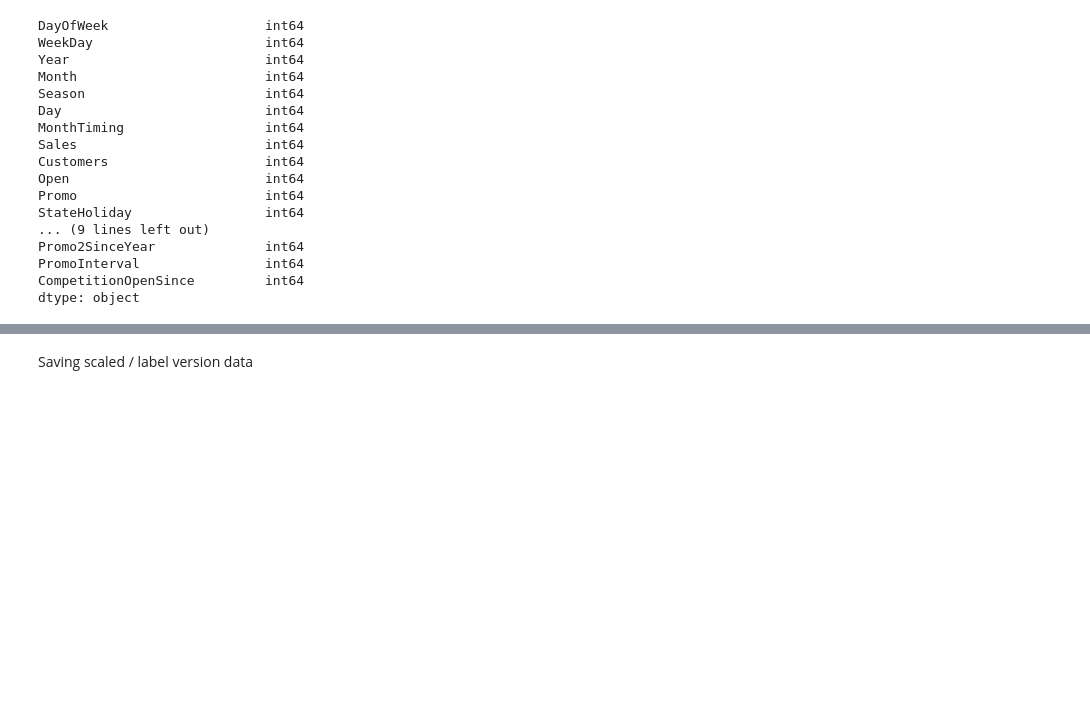
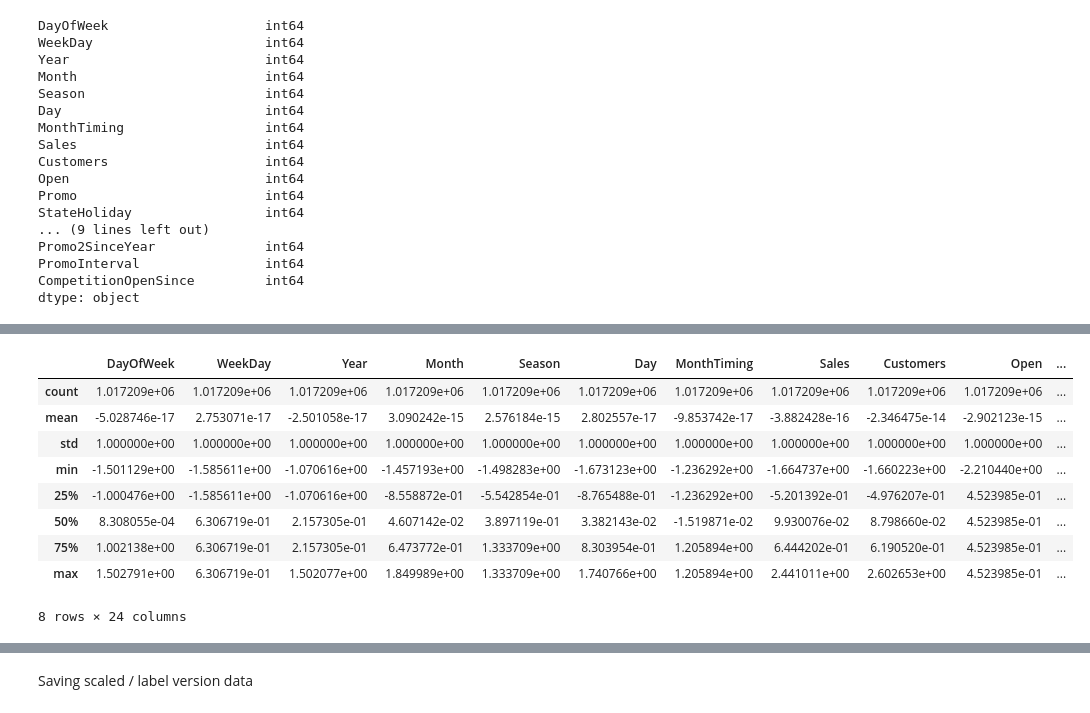
Before and after one commit to BirhanuGebisa/Pharmaceutical_sales_prediction, a Jupyter notebook: notebooks/preprocessing.ipynb, the cells around one changed output, grey strips where cells are left out. Drawn from its saved outputs; the diff is of its cells as text; code cells hidden in the pictures; blank space fills up the shorter version.

```diff
--- a/notebooks/preprocessing.ipynb
+++ b/notebooks/preprocessing.ipynb
@@ -468 +450,14 @@ manu.standardize_columns(scale_list)
 1017209 rows × 24 columns
+# %%
+train_store_df.describe()
+# %% [output]
+|  | DayOfWeek | WeekDay | Year | Month | Season | Day | MonthTiming | Sales | Customers | Open | ... |
+| count | 1.017209e+06 | 1.017209e+06 | 1.017209e+06 | 1.017209e+06 | 1.017209e+06 | 1.017209e+06 | 1.017209e+06 | 1.017209e+06 | 1.017209e+06 | 1.017209e+06 | ... |
+| mean | -5.028746e-17 | 2.753071e-17 | -2.501058e-17 | 3.090242e-15 | 2.576184e-15 | 2.802557e-17 | -9.853742e-17 | -3.882428e-16 | -2.346475e-14 | -2.902123e-15 | ... |
+| std | 1.000000e+00 | 1.000000e+00 | 1.000000e+00 | 1.000000e+00 | 1.000000e+00 | 1.000000e+00 | 1.000000e+00 | 1.000000e+00 | 1.000000e+00 | 1.000000e+00 | ... |
+| min | -1.501129e+00 | -1.585611e+00 | -1.070616e+00 | -1.457193e+00 | -1.498283e+00 | -1.673123e+00 | -1.236292e+00 | -1.664737e+00 | -1.660223e+00 | -2.210440e+00 | ... |
+| 25% | -1.000476e+00 | -1.585611e+00 | -1.070616e+00 | -8.558872e-01 | -5.542854e-01 | -8.765488e-01 | -1.236292e+00 | -5.201392e-01 | -4.976207e-01 | 4.523985e-01 | ... |
+| 50% | 8.308055e-04 | 6.306719e-01 | 2.157305e-01 | 4.607142e-02 | 3.897119e-01 | 3.382143e-02 | -1.519871e-02 | 9.930076e-02 | 8.798660e-02 | 4.523985e-01 | ... |
+| 75% | 1.002138e+00 | 6.306719e-01 | 2.157305e-01 | 6.473772e-01 | 1.333709e+00 | 8.303954e-01 | 1.205894e+00 | 6.444202e-01 | 6.190520e-01 | 4.523985e-01 | ... |
+| max | 1.502791e+00 | 6.306719e-01 | 1.502077e+00 | 1.849989e+00 | 1.333709e+00 | 1.740766e+00 | 1.205894e+00 | 2.441011e+00 | 2.602653e+00 | 4.523985e-01 | ... |
+8 rows × 24 columns
```
Also changed, not shown: parts of 15 cells of this notebook.
